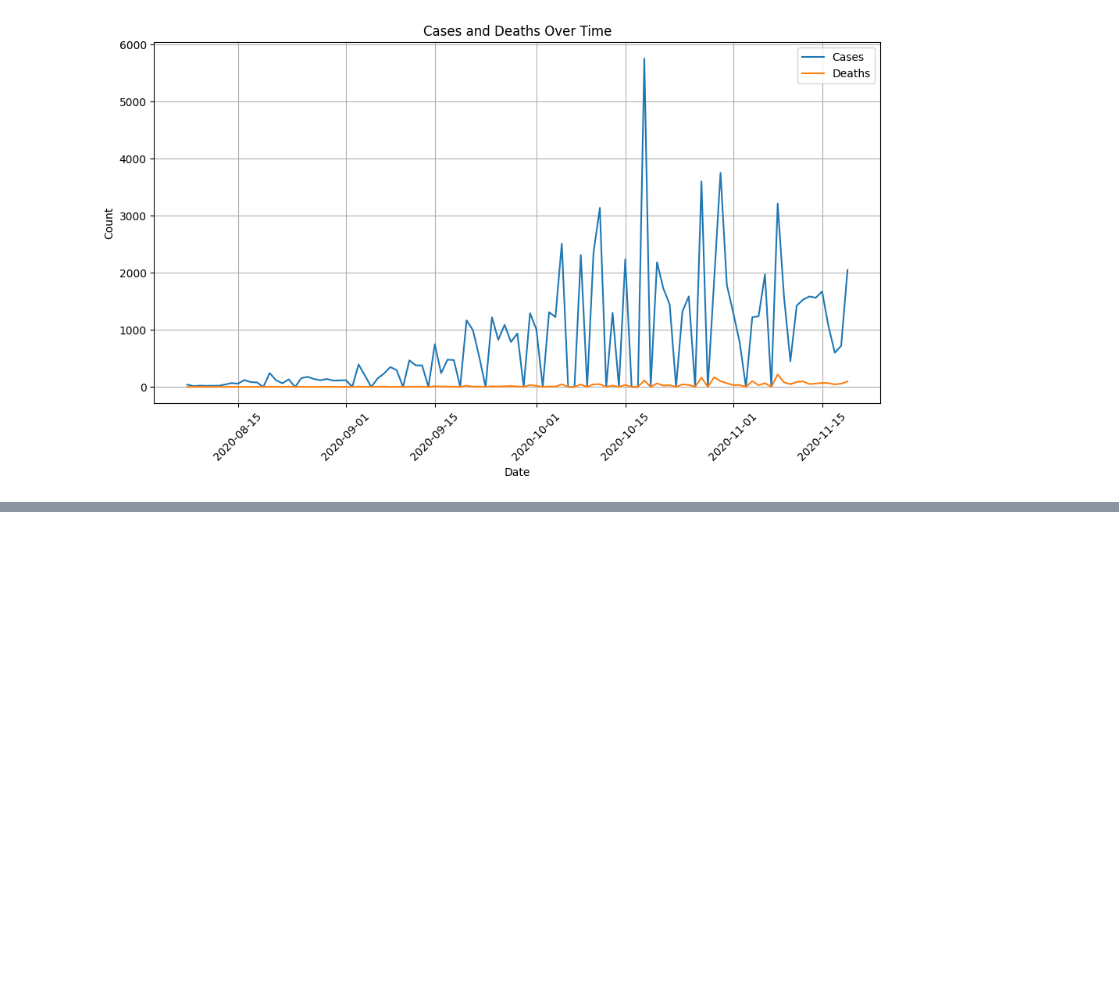
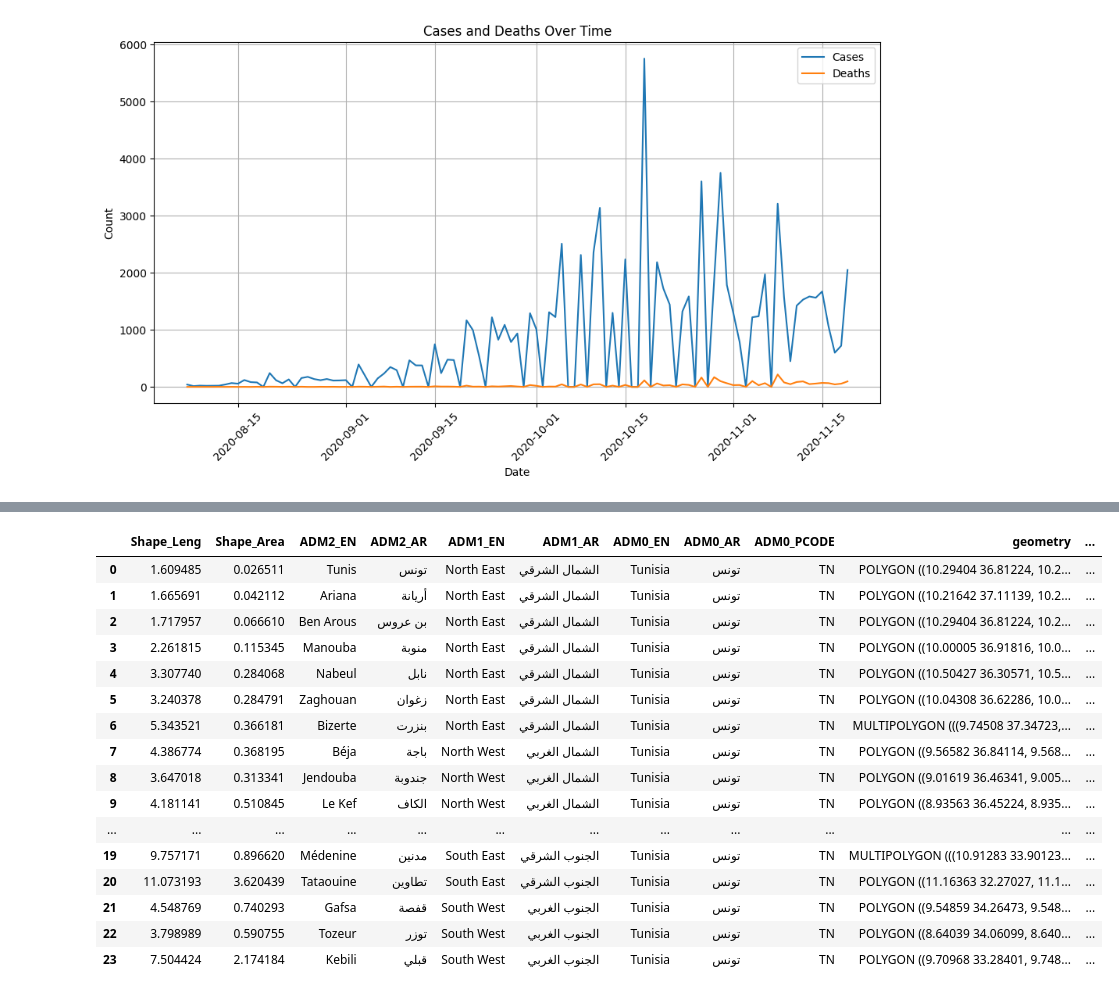
Before and after one commit to SayehOmar/Tunisia-Covid-19, a Jupyter notebook: Covid_19_Tunisia_case_study.ipynb, the cells around one changed output, grey strips where cells are left out. Drawn from its saved outputs; the diff is of its cells as text; code cells hidden in the pictures; blank space fills up the shorter version.

```diff
--- a/Covid_19_Tunisia_case_study.ipynb
+++ b/Covid_19_Tunisia_case_study.ipynb
@@ -158,0 +189,29 @@ plt.show()
+# %%
+cities['ADM2_EN'] = cities['ADM2_EN'].replace('Manubah', 'Manouba')
+# %%
+cities = cities.merge(df3, left_on='ADM2_EN',right_on='city', how='left')
+# %%
+Cases = df1['city'].value_counts()
+cities = cities.merge(Cases, left_on='city', right_index=True, how='left')
+# %%
+cities.rename(columns={'count': 'cases'},inplace=True)
+# %%
+cities
+# %% [output]
+|  | Shape_Leng | Shape_Area | ADM2_EN | ADM2_AR | ADM1_EN | ADM1_AR | ADM0_EN | ADM0_AR | ADM0_PCODE | geometry | ... |
+| 0 | 1.609485 | 0.026511 | Tunis | تونس | North East | الشمال الشرقي | Tunisia | تونس | TN | POLYGON ((10.29404 36.81224, 10.2... | ... |
+| 1 | 1.665691 | 0.042112 | Ariana | أريانة | North East | الشمال الشرقي | Tunisia | تونس | TN | POLYGON ((10.21642 37.11139, 10.2... | ... |
+| 2 | 1.717957 | 0.066610 | Ben Arous | بن عروس | North East | الشمال الشرقي | Tunisia | تونس | TN | POLYGON ((10.29404 36.81224, 10.2... | ... |
+| 3 | 2.261815 | 0.115345 | Manouba | منوبة | North East | الشمال الشرقي | Tunisia | تونس | TN | POLYGON ((10.00005 36.91816, 10.0... | ... |
+| 4 | 3.307740 | 0.284068 | Nabeul | نابل | North East | الشمال الشرقي | Tunisia | تونس | TN | POLYGON ((10.50427 36.30571, 10.5... | ... |
+| 5 | 3.240378 | 0.284791 | Zaghouan | زغوان | North East | الشمال الشرقي | Tunisia | تونس | TN | POLYGON ((10.04308 36.62286, 10.0... | ... |
+| 6 | 5.343521 | 0.366181 | Bizerte | بنزرت | North East | الشمال الشرقي | Tunisia | تونس | TN | MULTIPOLYGON (((9.74508 37.34723,... | ... |
+| 7 | 4.386774 | 0.368195 | Béja | باجة | North West | الشمال الغربي | Tunisia | تونس | TN | POLYGON ((9.56582 36.84114, 9.568... | ... |
+| 8 | 3.647018 | 0.313341 | Jendouba | جندوبة | North West | الشمال الغربي | Tunisia | تونس | TN | POLYGON ((9.01619 36.46341, 9.005... | ... |
+| 9 | 4.181141 | 0.510845 | Le Kef | الكاف | North West | الشمال الغربي | Tunisia | تونس | TN | POLYGON ((8.93563 36.45224, 8.935... | ... |
+| ... | ... | ... | ... | ... | ... | ... | ... | ... | ... | ... | ... |
+| 19 | 9.757171 | 0.896620 | Médenine | مدنين | South East | الجنوب الشرقي | Tunisia | تونس | TN | MULTIPOLYGON (((10.91283 33.90123... | ... |
+| 20 | 11.073193 | 3.620439 | Tataouine | تطاوين | South East | الجنوب الشرقي | Tunisia | تونس | TN | POLYGON ((11.16363 32.27027, 11.1... | ... |
+| 21 | 4.548769 | 0.740293 | Gafsa | قفصة | South West | الجنوب الغربي | Tunisia | تونس | TN | POLYGON ((9.54859 34.26473, 9.548... | ... |
+| 22 | 3.798989 | 0.590755 | Tozeur | توزر | South West | الجنوب الغربي | Tunisia | تونس | TN | POLYGON ((8.64039 34.06099, 8.640... | ... |
+| 23 | 7.504424 | 2.174184 | Kebili | قبلي | South West | الجنوب الغربي | Tunisia | تونس | TN | POLYGON ((9.70968 33.28401, 9.748... | ... |
```
Also changed, not shown: parts of 7 cells of this notebook, 5 other files.
